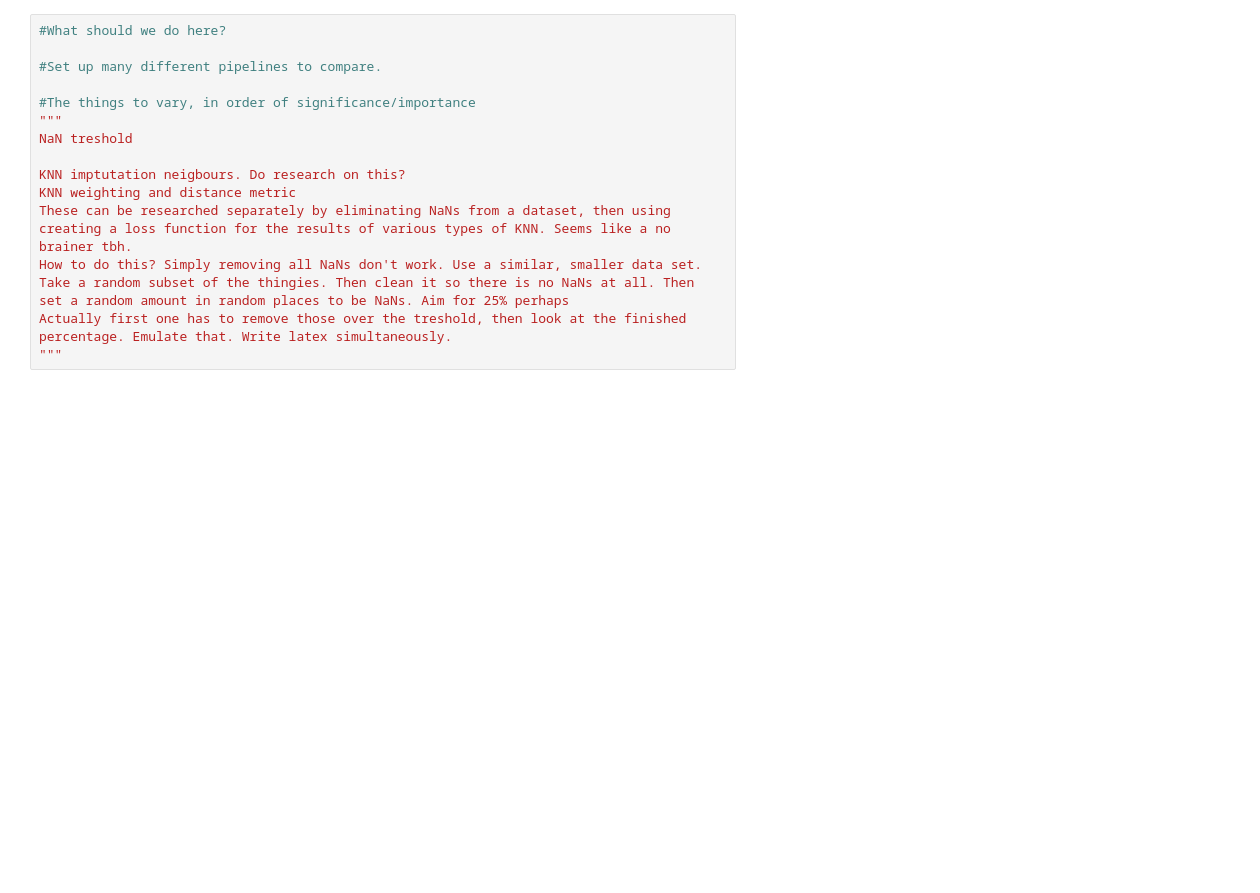
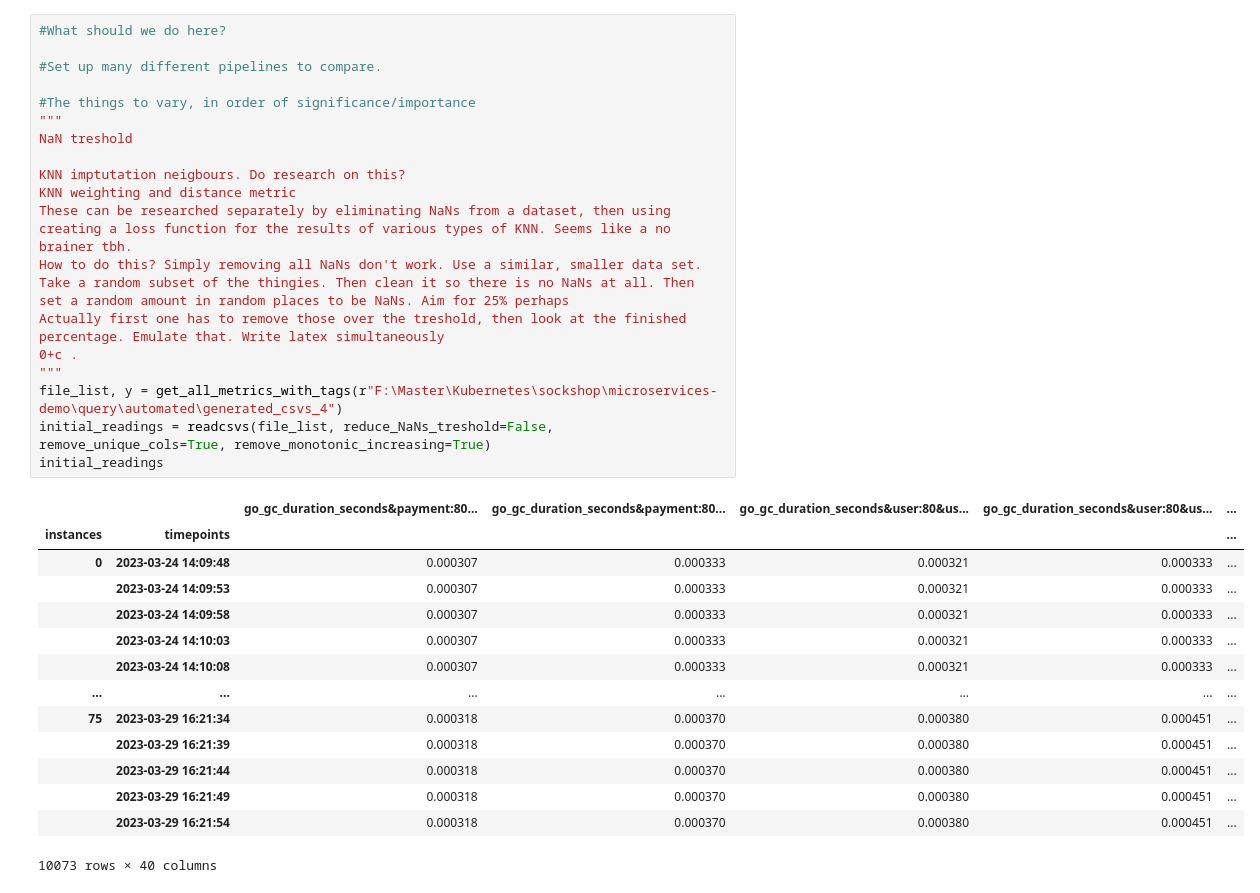
Before and after one commit to MagnusNordboe/Thesis-project-Magnus, a Jupyter notebook: analysis/pipelines.ipynb, the cells around one changed output. Saved outputs shown, nothing was run; the diff lists cells and outputs as text; blank space fills up the shorter version.

```diff
--- a/analysis/pipelines.ipynb
+++ b/analysis/pipelines.ipynb
@@ -18,19 +21,38 @@ from convertcsv.get_all_metrics_with_tags import get_all_metrics_with_tags
 # %%
 #What should we do here?
 
 #Set up many different pipelines to compare.
 
 #The things to vary, in order of significance/importance
 """
 NaN treshold
 
 KNN imptutation neigbours. Do research on this?
 KNN weighting and distance metric
 These can be researched separately by eliminating NaNs from a dataset, then using
 creating a loss function for the results of various types of KNN. Seems like a no brainer tbh.
 How to do this? Simply removing all NaNs don't work. Use a similar, smaller data set.
 Take a random subset of the thingies. Then clean it so there is no NaNs at all. Then
 set a random amount in random places to be NaNs. Aim for 25% perhaps
 Actually first one has to remove those over the treshold, then look at the finished
-percentage. Emulate that. Write latex simultaneously.
+percentage. Emulate that. Write latex simultaneously
+0+c .
 """
+file_list, y = get_all_metrics_with_tags(r"F:\Master\Kubernetes\sockshop\microservices-demo\query\automated\generated_csvs_4")
+initial_readings = readcsvs(file_list, reduce_NaNs_treshold=False, remove_unique_cols=True, remove_monotonic_increasing=True)
+initial_readings
+# %% [output]
+|  |  | go_gc_duration_seconds&payment:80... | go_gc_duration_seconds&payment:80... | go_gc_duration_seconds&user:80&us... | go_gc_duration_seconds&user:80&us... | ... |
+| instances | timepoints |  |  |  |  | ... |
+| 0 | 2023-03-24 14:09:48 | 0.000307 | 0.000333 | 0.000321 | 0.000333 | ... |
+|  | 2023-03-24 14:09:53 | 0.000307 | 0.000333 | 0.000321 | 0.000333 | ... |
+|  | 2023-03-24 14:09:58 | 0.000307 | 0.000333 | 0.000321 | 0.000333 | ... |
+|  | 2023-03-24 14:10:03 | 0.000307 | 0.000333 | 0.000321 | 0.000333 | ... |
+|  | 2023-03-24 14:10:08 | 0.000307 | 0.000333 | 0.000321 | 0.000333 | ... |
+| ... | ... | ... | ... | ... | ... | ... |
+| 75 | 2023-03-29 16:21:34 | 0.000318 | 0.000370 | 0.000380 | 0.000451 | ... |
+|  | 2023-03-29 16:21:39 | 0.000318 | 0.000370 | 0.000380 | 0.000451 | ... |
+|  | 2023-03-29 16:21:44 | 0.000318 | 0.000370 | 0.000380 | 0.000451 | ... |
+|  | 2023-03-29 16:21:49 | 0.000318 | 0.000370 | 0.000380 | 0.000451 | ... |
+|  | 2023-03-29 16:21:54 | 0.000318 | 0.000370 | 0.000380 | 0.000451 | ... |
+10073 rows × 40 columns
```
Also changed, not shown: parts of 6 cells of this notebook, 2 other files.
